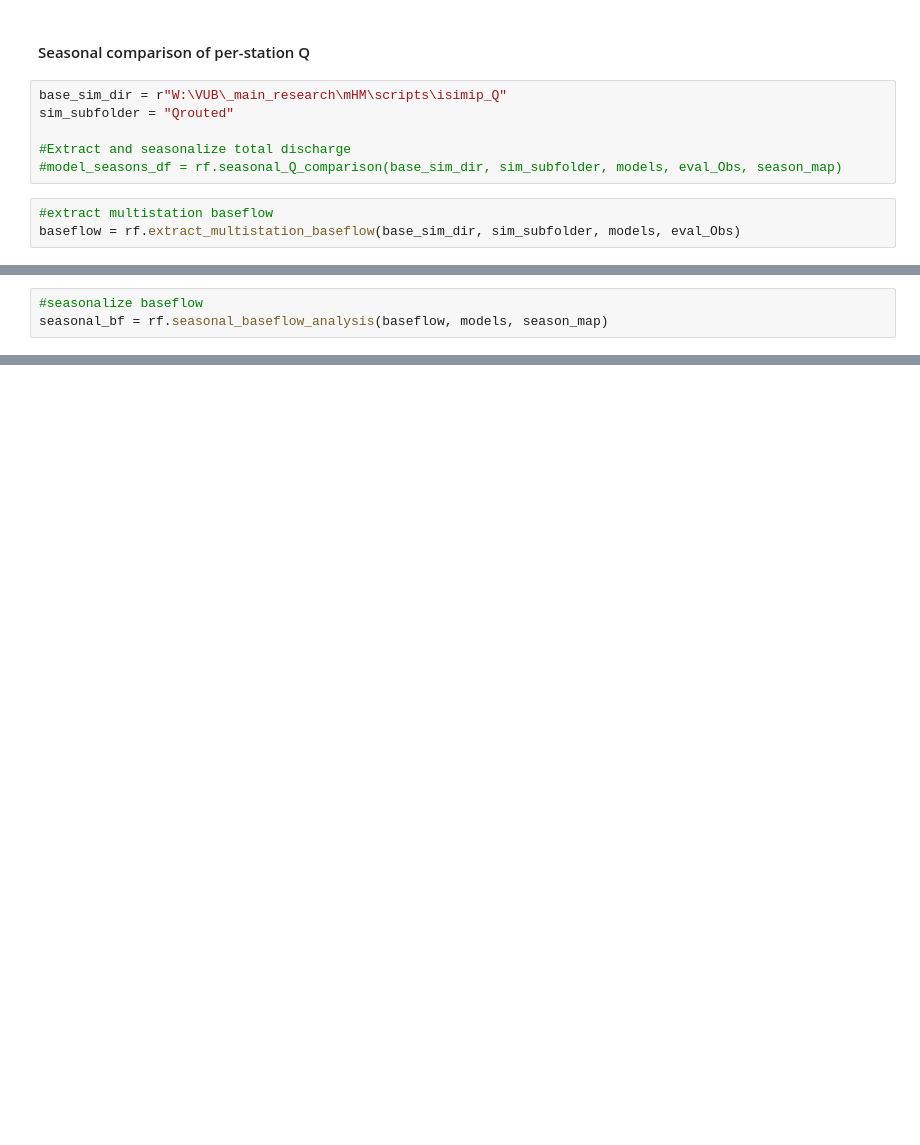
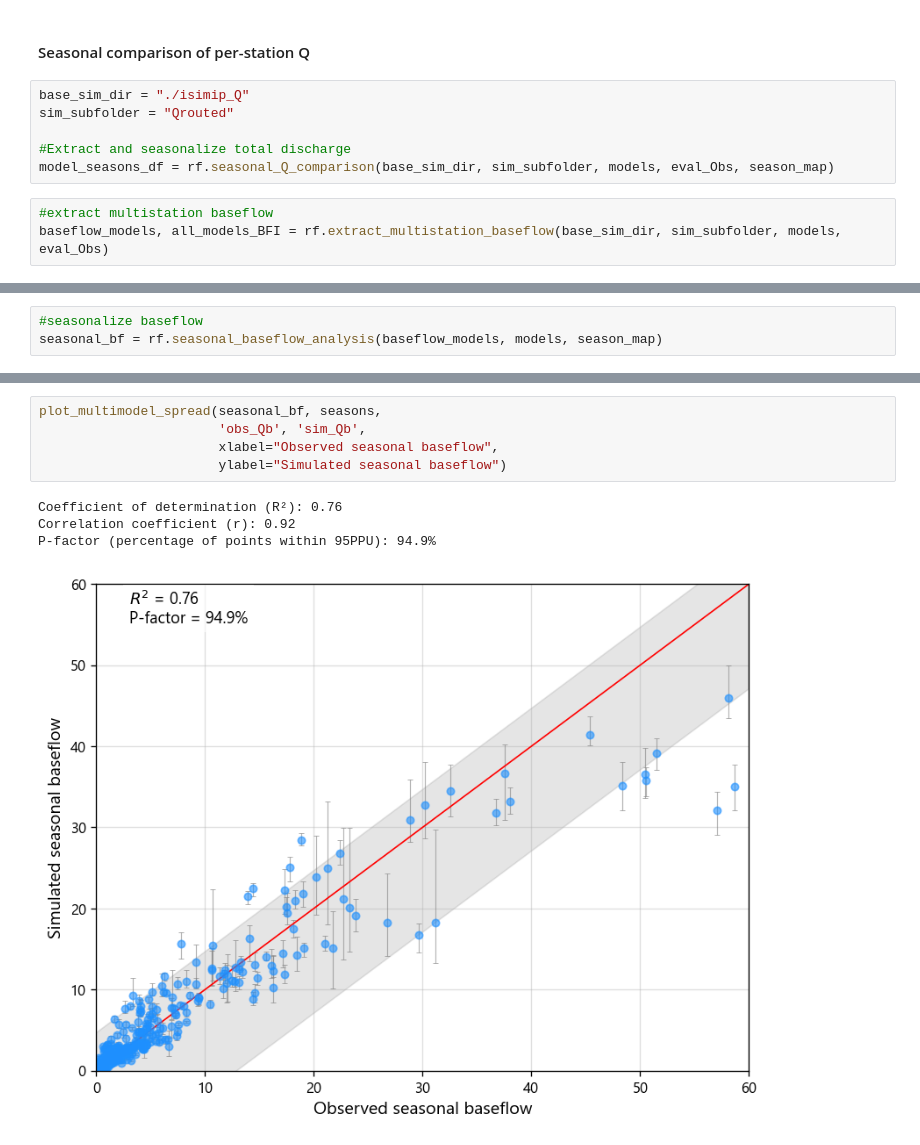
Before and after one commit to klekarkar/mHM_IO_dataprocessing, a Jupyter notebook: ISIMIP_recharge_assessment.ipynb, the cells around one changed output, grey strips where cells are left out. Drawn from its saved outputs; the diff is of its cells as text; blank space fills up the shorter version.

```diff
--- a/ISIMIP_recharge_assessment.ipynb
+++ b/ISIMIP_recharge_assessment.ipynb
@@ -38,11 +57,11 @@ season_map = {12:"DJF",1:"DJF",2:"DJF",
 # %% [markdown]
 #### Seasonal comparison of per-station Q
 # %%
-base_sim_dir = r"W:\VUB\_main_research\mHM\scripts\isimip_Q"
+base_sim_dir = "./isimip_Q"
 sim_subfolder = "Qrouted"
 
 #Extract and seasonalize total discharge
-#model_seasons_df = rf.seasonal_Q_comparison(base_sim_dir, sim_subfolder, models, eval_Obs, season_map)
+model_seasons_df = rf.seasonal_Q_comparison(base_sim_dir, sim_subfolder, models, eval_Obs, season_map)
 # %%
 #extract multistation baseflow
-baseflow = rf.extract_multistation_baseflow(base_sim_dir, sim_subfolder, models, eval_Obs)
+baseflow_models, all_models_BFI = rf.extract_multistation_baseflow(base_sim_dir, sim_subfolder, models, eval_Obs)
@@ -51,4 +68,4 @@ Extracting baseflow using multiple for AARSCHOT AFWAARTS_DEMER
 # %%
 #seasonalize baseflow
-seasonal_bf = rf.seasonal_baseflow_analysis(baseflow, models, season_map)
+seasonal_bf = rf.seasonal_baseflow_analysis(baseflow_models, models, season_map)
 # %% [markdown]
@@ -65,0 +169,10 @@ plot_multimodel_spread(model_seasons_df, seasons,
+# %%
+plot_multimodel_spread(seasonal_bf, seasons,
+                       'obs_Qb', 'sim_Qb',
+                       xlabel="Observed seasonal baseflow",
+                       ylabel="Simulated seasonal baseflow")
+# %% [output]
+Coefficient of determination (R²): 0.76
+Correlation coefficient (r): 0.92
+P-factor (percentage of points within 95PPU): 94.9%
+[figure, added]
```
Also changed, not shown: parts of 13 cells of this notebook, 1 other file.
